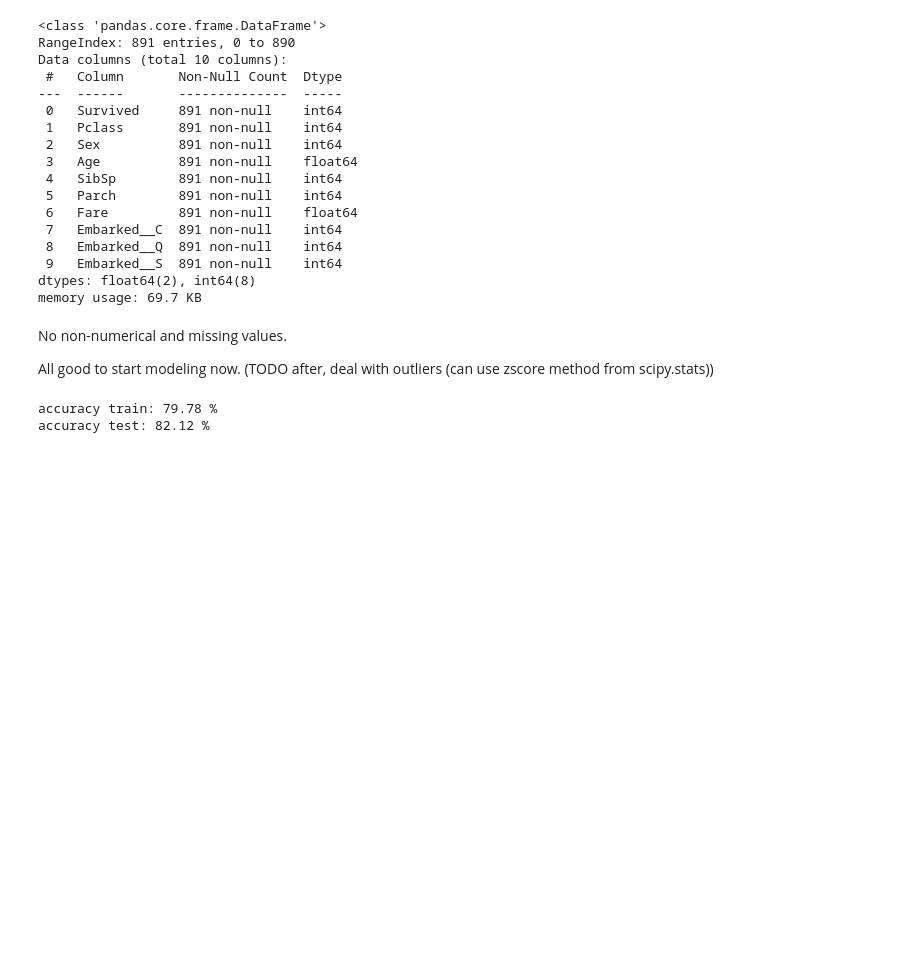
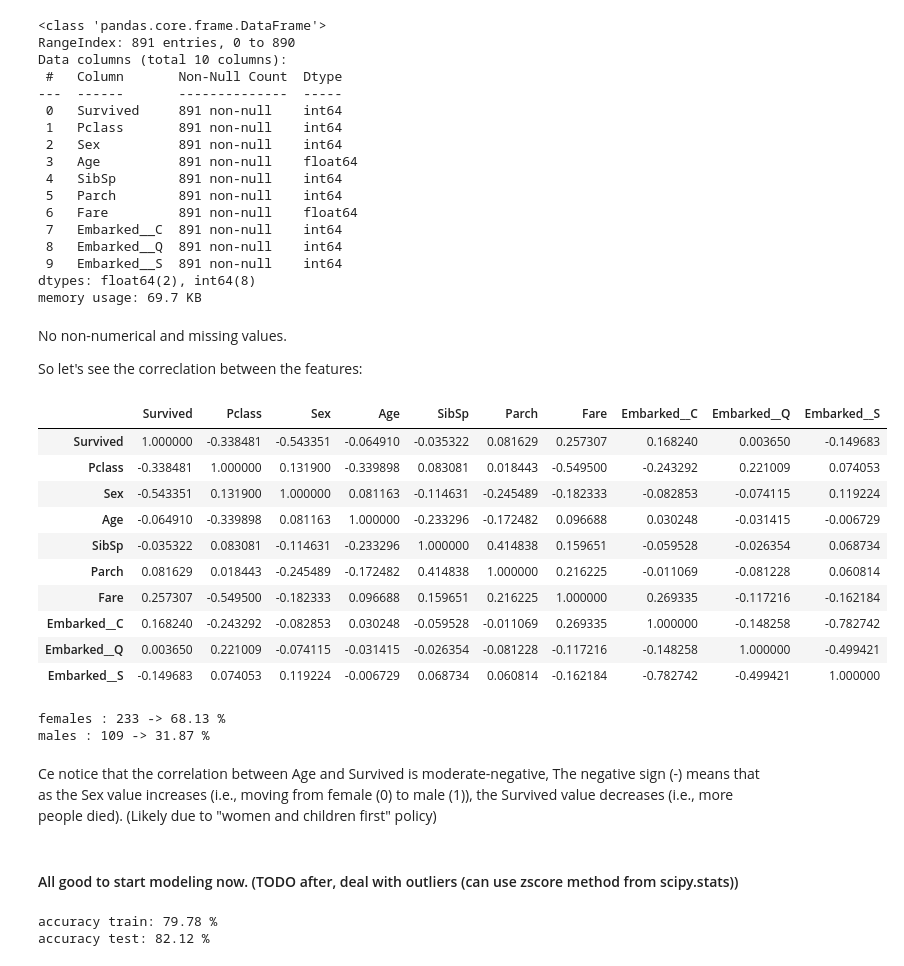
Before and after one commit to MedChahb/titanic_survivability, a Jupyter notebook: titanic.ipynb, the cells around one changed output. Cells and saved outputs as stored; diff of their text form; code cells hidden in the pictures; blank space fills up the shorter version.

Commit message:
correlation analyse

```diff
--- a/titanic.ipynb
+++ b/titanic.ipynb
@@ -271,10 +271,37 @@ Data columns (total 10 columns):
  9   Embarked__S  891 non-null    int64
 dtypes: float64(2), int64(8)
 memory usage: 69.7 KB
+# %% [markdown]
+No non-numerical and missing values.
+
+So let's see the correclation between the features:
+# %%
+df.corr()
+# %% [output]
+|  | Survived | Pclass | Sex | Age | SibSp | Parch | Fare | Embarked__C | Embarked__Q | Embarked__S |
+| Survived | 1.000000 | -0.338481 | -0.543351 | -0.064910 | -0.035322 | 0.081629 | 0.257307 | 0.168240 | 0.003650 | -0.149683 |
+| Pclass | -0.338481 | 1.000000 | 0.131900 | -0.339898 | 0.083081 | 0.018443 | -0.549500 | -0.243292 | 0.221009 | 0.074053 |
+| Sex | -0.543351 | 0.131900 | 1.000000 | 0.081163 | -0.114631 | -0.245489 | -0.182333 | -0.082853 | -0.074115 | 0.119224 |
+| Age | -0.064910 | -0.339898 | 0.081163 | 1.000000 | -0.233296 | -0.172482 | 0.096688 | 0.030248 | -0.031415 | -0.006729 |
+| SibSp | -0.035322 | 0.083081 | -0.114631 | -0.233296 | 1.000000 | 0.414838 | 0.159651 | -0.059528 | -0.026354 | 0.068734 |
+| Parch | 0.081629 | 0.018443 | -0.245489 | -0.172482 | 0.414838 | 1.000000 | 0.216225 | -0.011069 | -0.081228 | 0.060814 |
+| Fare | 0.257307 | -0.549500 | -0.182333 | 0.096688 | 0.159651 | 0.216225 | 1.000000 | 0.269335 | -0.117216 | -0.162184 |
+| Embarked__C | 0.168240 | -0.243292 | -0.082853 | 0.030248 | -0.059528 | -0.011069 | 0.269335 | 1.000000 | -0.148258 | -0.782742 |
+| Embarked__Q | 0.003650 | 0.221009 | -0.074115 | -0.031415 | -0.026354 | -0.081228 | -0.117216 | -0.148258 | 1.000000 | -0.499421 |
+| Embarked__S | -0.149683 | 0.074053 | 0.119224 | -0.006729 | 0.068734 | 0.060814 | -0.162184 | -0.782742 | -0.499421 | 1.000000 |
+# %%
+female_survivers = df[(df["Sex"] == 0) & (df["Survived"] == 1)].shape[0]
+male_survivers = df[(df["Sex"] == 1) & (df["Survived"] == 1)].shape[0]
+
+print(f"females : {female_survivers} -> {female_survivers/df[df["Survived"] == 1].shape[0] * 100:.2f} %")
+print(f"males : {male_survivers} -> {male_survivers/df[df["Survived"] == 1].shape[0] * 100:.2f} % ")
+# %% [output]
+females : 233 -> 68.13 %
+males : 109 -> 31.87 %
+# %% [markdown]
+Ce notice that the correlation between Age and Survived is moderate-negative, The negative sign (-) means that as the Sex value increases (i.e., moving from female (0) to male (1)), the Survived value decreases (i.e., more people died). (Likely due to "women and children first" policy)
 # %% [markdown]
-No non-numerical and missing values.
-
-All good to start modeling now. (TODO after, deal with outliers (can use zscore method from scipy.stats))
+#### All good to start modeling now. (TODO after, deal with outliers (can use zscore method from scipy.stats))
 # %%
 from sklearn.model_selection import train_test_split
 from sklearn.linear_model import LogisticRegression
```
